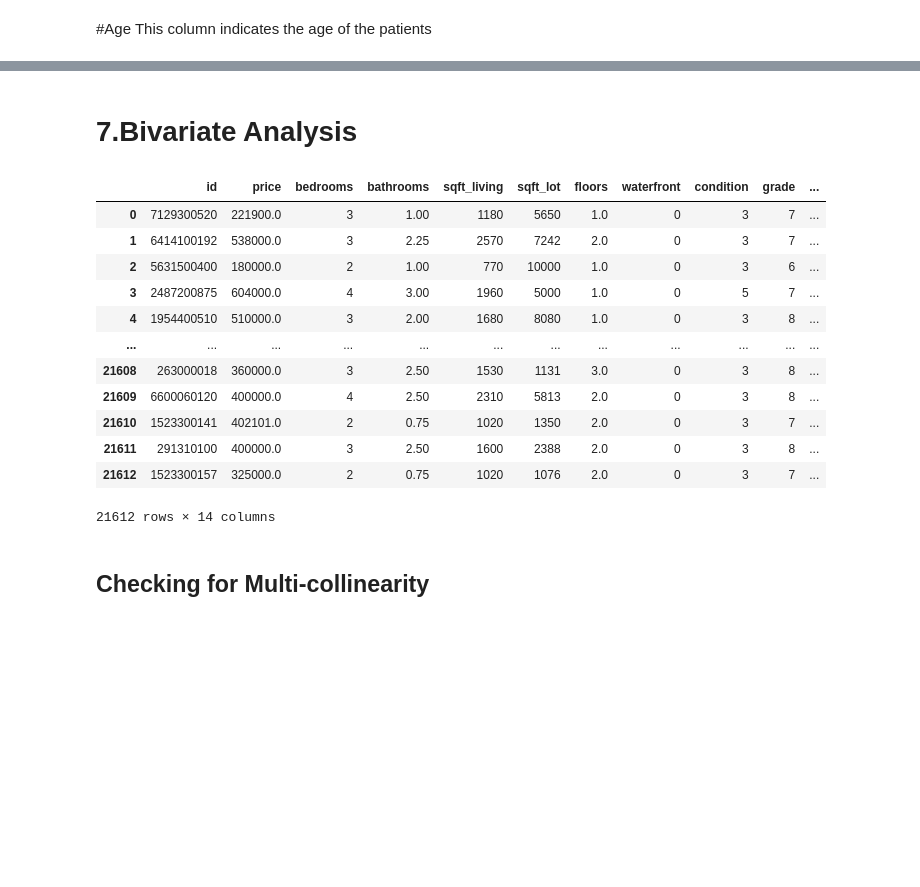
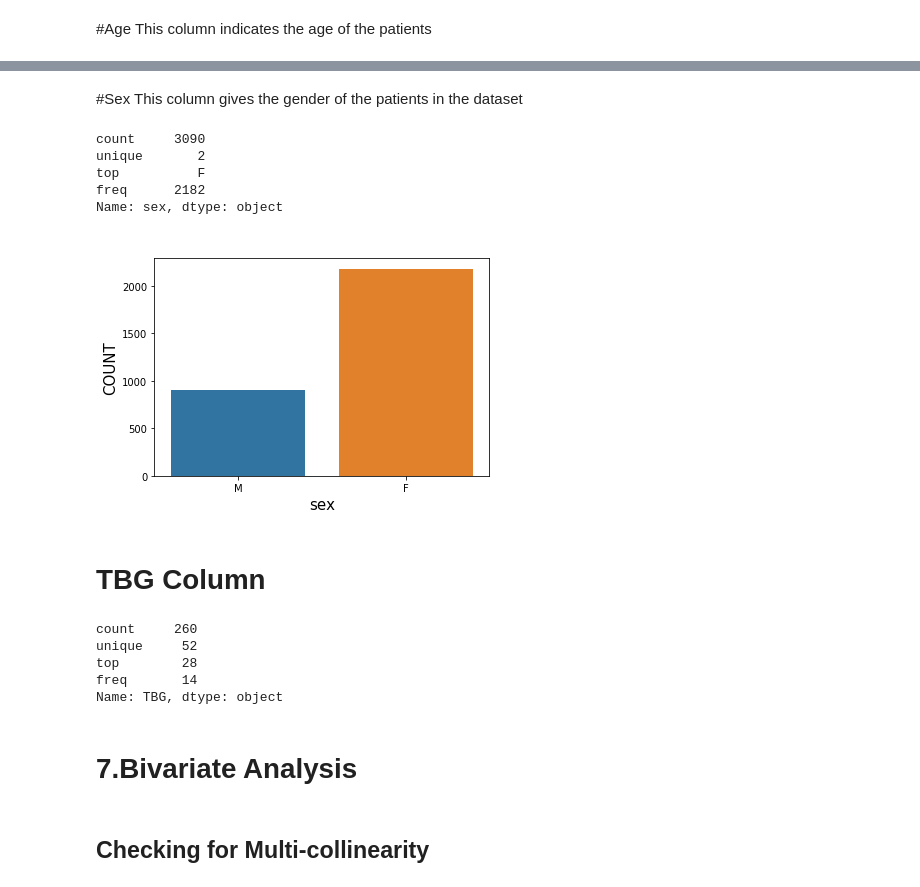
Before and after one commit to vivianusdjpy/Nairobi-Hospital-test-for-hypothyroidism., a Jupyter notebook: Nairobi_Hospital_test_for_hypothyroidism_.ipynb, the cells around one changed output, grey strips where cells are left out. Drawn from its saved outputs; the diff is of its cells as text; code cells hidden in the pictures; blank space fills up the shorter version.

```diff
--- a/Nairobi_Hospital_test_for_hypothyroidism_.ipynb
+++ b/Nairobi_Hospital_test_for_hypothyroidism_.ipynb
@@ -395,0 +291,35 @@ data4.shape
+# %% [markdown]
+#Sex
+This column gives the gender of the patients in the dataset
+# %%
+hypothyroid_1.sex.nunique()
+#there are 30 unique values
+hypothyroid_1.sex.describe()
+# %% [output]
+count     3090
+unique       2
+top          F
+freq      2182
+Name: sex, dtype: object
+# %%
+#visualizing the distribution of gender in the dataset
+sb.countplot('sex',data = hypothyroid_1)
+plt.xlabel("sex",fontsize=15)
+plt.ylabel("COUNT",fontsize=15)
+plt.title("Countplot of Gender",fontsize=16,color="white")
+plt.show()
+#The female entries are double that of male patients
+# %% [output]
+[figure, added]
+# %% [markdown]
+# TBG Column
+# %%
+hypothyroid_1.TBG.describe()
+#the TBG column has 260 values out of 2717.
+#we drop this column since it has too many null values thus does not give meaningful information.
+# %% [output]
+count     260
+unique     52
+top        28
+freq       14
+Name: TBG, dtype: object
@@ -396,21 +329,5 @@ data4.shape
 # %% [markdown]
 # 7.Bivariate Analysis
-# %%
-data4
-# %% [output]
-|  | id | price | bedrooms | bathrooms | sqft_living | sqft_lot | floors | waterfront | condition | grade | ... |
-| 0 | 7129300520 | 221900.0 | 3 | 1.00 | 1180 | 5650 | 1.0 | 0 | 3 | 7 | ... |
-| 1 | 6414100192 | 538000.0 | 3 | 2.25 | 2570 | 7242 | 2.0 | 0 | 3 | 7 | ... |
-| 2 | 5631500400 | 180000.0 | 2 | 1.00 | 770 | 10000 | 1.0 | 0 | 3 | 6 | ... |
-| 3 | 2487200875 | 604000.0 | 4 | 3.00 | 1960 | 5000 | 1.0 | 0 | 5 | 7 | ... |
-| 4 | 1954400510 | 510000.0 | 3 | 2.00 | 1680 | 8080 | 1.0 | 0 | 3 | 8 | ... |
-| ... | ... | ... | ... | ... | ... | ... | ... | ... | ... | ... | ... |
-| 21608 | 263000018 | 360000.0 | 3 | 2.50 | 1530 | 1131 | 3.0 | 0 | 3 | 8 | ... |
-| 21609 | 6600060120 | 400000.0 | 4 | 2.50 | 2310 | 5813 | 2.0 | 0 | 3 | 8 | ... |
-| 21610 | 1523300141 | 402101.0 | 2 | 0.75 | 1020 | 1350 | 2.0 | 0 | 3 | 7 | ... |
-| 21611 | 291310100 | 400000.0 | 3 | 2.50 | 1600 | 2388 | 2.0 | 0 | 3 | 8 | ... |
-| 21612 | 1523300157 | 325000.0 | 2 | 0.75 | 1020 | 1076 | 2.0 | 0 | 3 | 7 | ... |
-21612 rows × 14 columns
 # %% [markdown]
 ## Checking for Multi-collinearity
 # %%
```
Also changed, not shown: parts of 68 cells of this notebook.
